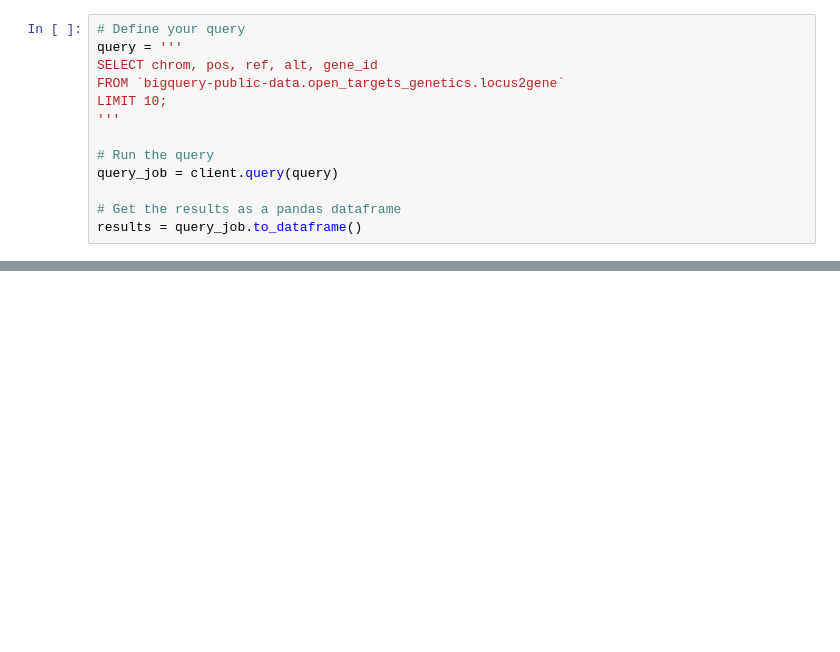
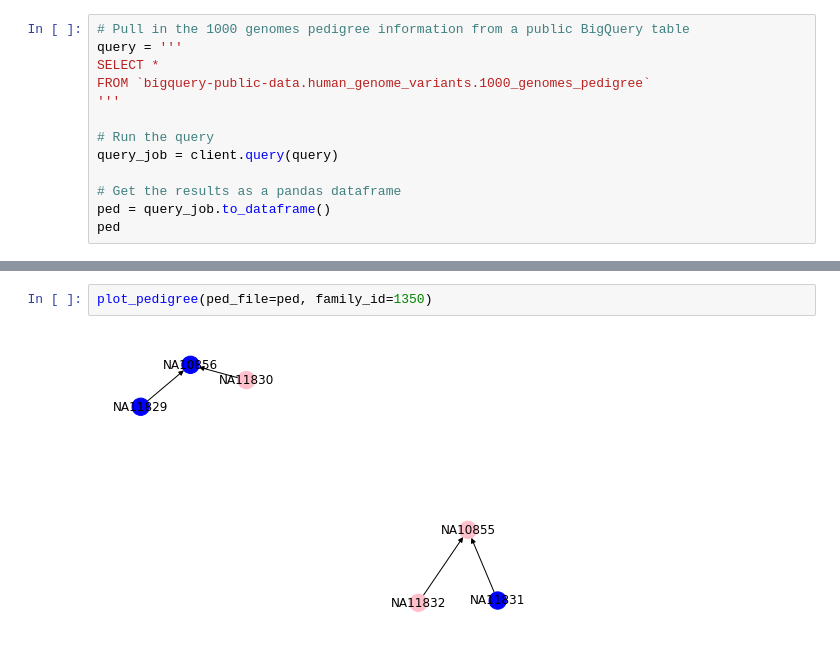
Before and after one commit to anderseng/Quick-Pedigree-Plotting, a Jupyter notebook: OpenTargetsDemo.ipynb, the cells around one changed output, grey strips where cells are left out. Saved outputs shown, nothing was run; the diff lists cells and outputs as text; blank space fills up the shorter version.

Commit message:
add example of pedigree plotting function

```diff
--- a/OpenTargetsDemo.ipynb
+++ b/OpenTargetsDemo.ipynb
@@ -10,13 +12,13 @@ import numpy as np
 # %%
-# Define your query
+# Pull in the 1000 genomes pedigree information from a public BigQuery table
 query = '''
-SELECT chrom, pos, ref, alt, gene_id
-FROM `bigquery-public-data.open_targets_genetics.locus2gene`
-LIMIT 10;
+SELECT *
+FROM `bigquery-public-data.human_genome_variants.1000_genomes_pedigree`
 '''
 
 # Run the query
 query_job = client.query(query)
 
 # Get the results as a pandas dataframe
-results = query_job.to_dataframe()
+ped = query_job.to_dataframe()
+ped
@@ -31,0 +116,4 @@ results.head()
+# %%
+plot_pedigree(ped_file=ped, family_id=1350)
+# %% [output]
+[figure, added]
```
Also changed, not shown: parts of 7 cells of this notebook.
